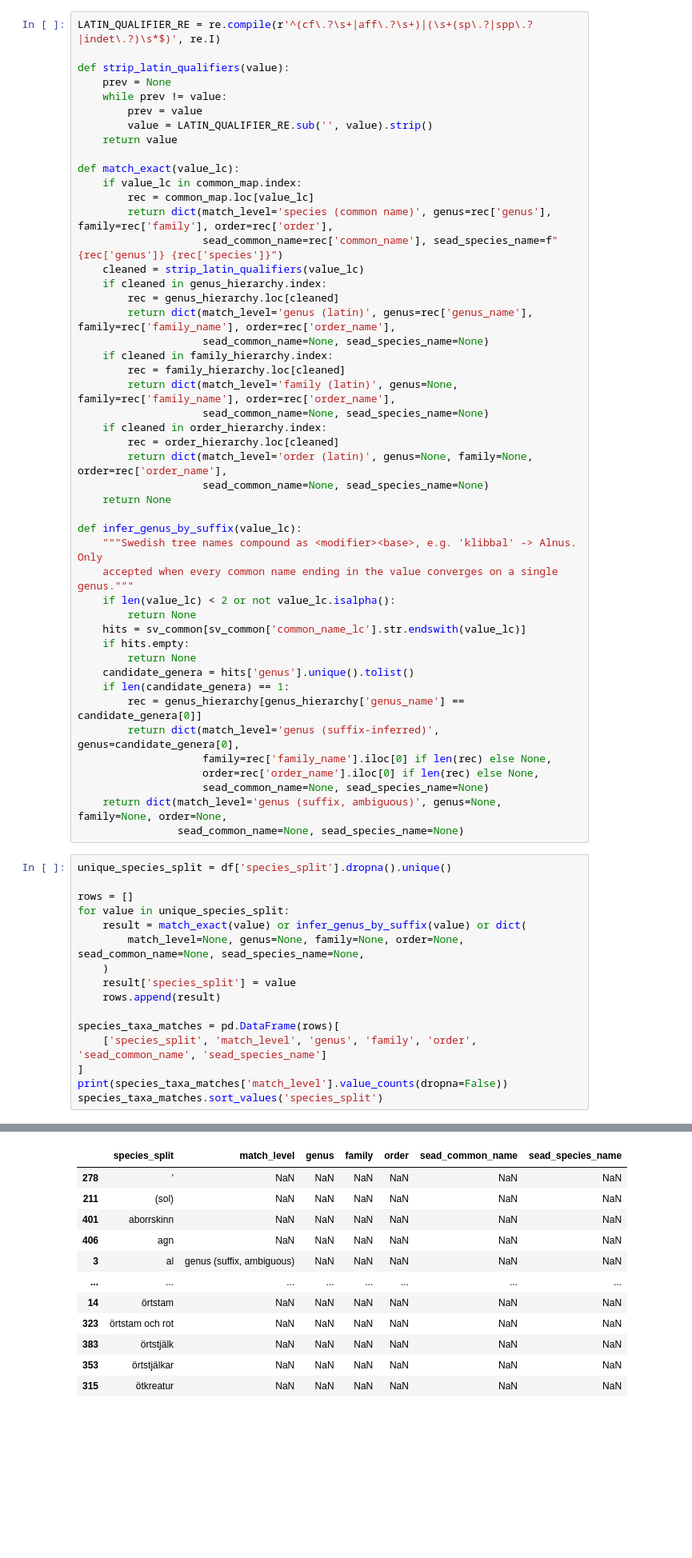
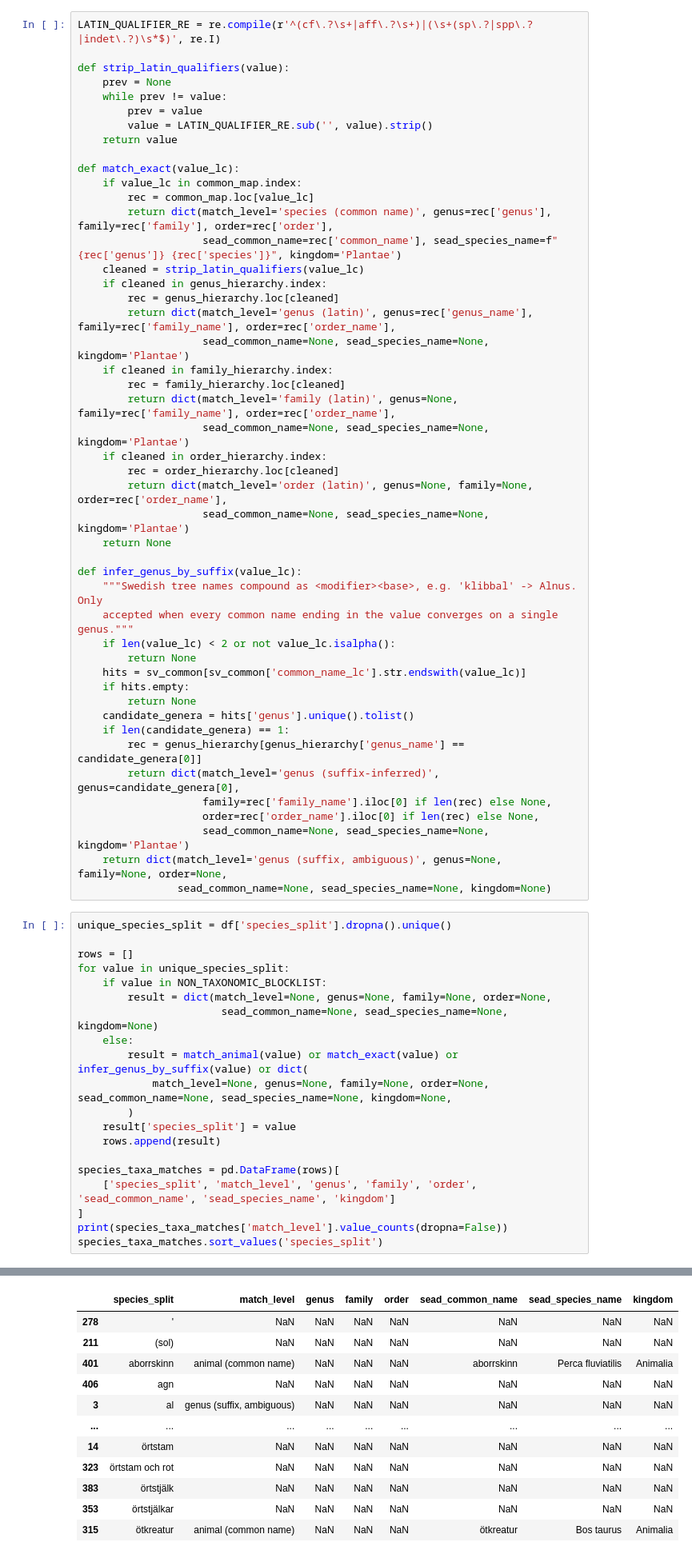
Before and after one commit to Br1CM/sead_strucke_data_cleaning, a Jupyter notebook: notebooks/species_study.ipynb, the cells around one changed output, grey strips where cells are left out. Shown at 80% size. Saved outputs shown, nothing was run; the diff lists cells and outputs as text; blank space fills up the shorter version.

```diff
--- a/notebooks/species_study.ipynb
+++ b/notebooks/species_study.ipynb
@@ -276,20 +358,20 @@ def match_exact(value_lc):
     if value_lc in common_map.index:
         rec = common_map.loc[value_lc]
         return dict(match_level='species (common name)', genus=rec['genus'], family=rec['family'], order=rec['order'],
-                    sead_common_name=rec['common_name'], sead_species_name=f"{rec['genus']} {rec['species']}")
+                    sead_common_name=rec['common_name'], sead_species_name=f"{rec['genus']} {rec['species']}", kingdom='Plantae')
     cleaned = strip_latin_qualifiers(value_lc)
     if cleaned in genus_hierarchy.index:
         rec = genus_hierarchy.loc[cleaned]
         return dict(match_level='genus (latin)', genus=rec['genus_name'], family=rec['family_name'], order=rec['order_name'],
-                    sead_common_name=None, sead_species_name=None)
+                    sead_common_name=None, sead_species_name=None, kingdom='Plantae')
     if cleaned in family_hierarchy.index:
         rec = family_hierarchy.loc[cleaned]
         return dict(match_level='family (latin)', genus=None, family=rec['family_name'], order=rec['order_name'],
-                    sead_common_name=None, sead_species_name=None)
+                    sead_common_name=None, sead_species_name=None, kingdom='Plantae')
     if cleaned in order_hierarchy.index:
         rec = order_hierarchy.loc[cleaned]
         return dict(match_level='order (latin)', genus=None, family=None, order=rec['order_name'],
-                    sead_common_name=None, sead_species_name=None)
+                    sead_common_name=None, sead_species_name=None, kingdom='Plantae')
     return None
 
 def infer_genus_by_suffix(value_lc):
@@ -306,22 +388,26 @@ def infer_genus_by_suffix(value_lc):
         return dict(match_level='genus (suffix-inferred)', genus=candidate_genera[0],
                     family=rec['family_name'].iloc[0] if len(rec) else None,
                     order=rec['order_name'].iloc[0] if len(rec) else None,
-                    sead_common_name=None, sead_species_name=None)
+                    sead_common_name=None, sead_species_name=None, kingdom='Plantae')
     return dict(match_level='genus (suffix, ambiguous)', genus=None, family=None, order=None,
-                sead_common_name=None, sead_species_name=None)
+                sead_common_name=None, sead_species_name=None, kingdom=None)
 # %%
 unique_species_split = df['species_split'].dropna().unique()
 
 rows = []
 for value in unique_species_split:
-    result = match_exact(value) or infer_genus_by_suffix(value) or dict(
-        match_level=None, genus=None, family=None, order=None, sead_common_name=None, sead_species_name=None,
-    )
+    if value in NON_TAXONOMIC_BLOCKLIST:
+        result = dict(match_level=None, genus=None, family=None, order=None,
+                       sead_common_name=None, sead_species_name=None, kingdom=None)
+    else:
+        result = match_animal(value) or match_exact(value) or infer_genus_by_suffix(value) or dict(
+            match_level=None, genus=None, family=None, order=None, sead_common_name=None, sead_species_name=None, kingdom=None,
+        )
     result['species_split'] = value
     rows.append(result)
 
 species_taxa_matches = pd.DataFrame(rows)[
-    ['species_split', 'match_level', 'genus', 'family', 'order', 'sead_common_name', 'sead_species_name']
+    ['species_split', 'match_level', 'genus', 'family', 'order', 'sead_common_name', 'sead_species_name', 'kingdom']
 ]
 print(species_taxa_matches['match_level'].value_counts(dropna=False))
 species_taxa_matches.sort_values('species_split')
@@ -335,13 +424,13 @@ genus (suffix-inferred)       19
 Name: count, dtype: int64
-|  | species_split | match_level | genus | family | order | sead_common_name | sead_species_name |
-| 278 | ' | NaN | NaN | NaN | NaN | NaN | NaN |
-| 211 | (sol) | NaN | NaN | NaN | NaN | NaN | NaN |
-| 401 | aborrskinn | NaN | NaN | NaN | NaN | NaN | NaN |
-| 406 | agn | NaN | NaN | NaN | NaN | NaN | NaN |
-| 3 | al | genus (suffix, ambiguous) | NaN | NaN | NaN | NaN | NaN |
-| ... | ... | ... | ... | ... | ... | ... | ... |
-| 14 | örtstam | NaN | NaN | NaN | NaN | NaN | NaN |
-| 323 | örtstam och rot | NaN | NaN | NaN | NaN | NaN | NaN |
-| 383 | örtstjälk | NaN | NaN | NaN | NaN | NaN | NaN |
-| 353 | örtstjälkar | NaN | NaN | NaN | NaN | NaN | NaN |
-| 315 | ötkreatur | NaN | NaN | NaN | NaN | NaN | NaN |
+|  | species_split | match_level | genus | family | order | sead_common_name | sead_species_name | kingdom |
+| 278 | ' | NaN | NaN | NaN | NaN | NaN | NaN | NaN |
+| 211 | (sol) | NaN | NaN | NaN | NaN | NaN | NaN | NaN |
+| 401 | aborrskinn | animal (common name) | NaN | NaN | NaN | aborrskinn | Perca fluviatilis | Animalia |
+| 406 | agn | NaN | NaN | NaN | NaN | NaN | NaN | NaN |
+| 3 | al | genus (suffix, ambiguous) | NaN | NaN | NaN | NaN | NaN | NaN |
+| ... | ... | ... | ... | ... | ... | ... | ... | ... |
+| 14 | örtstam | NaN | NaN | NaN | NaN | NaN | NaN | NaN |
+| 323 | örtstam och rot | NaN | NaN | NaN | NaN | NaN | NaN | NaN |
+| 383 | örtstjälk | NaN | NaN | NaN | NaN | NaN | NaN | NaN |
+| 353 | örtstjälkar | NaN | NaN | NaN | NaN | NaN | NaN | NaN |
+| 315 | ötkreatur | animal (common name) | NaN | NaN | NaN | ötkreatur | Bos taurus | Animalia |
```
Also changed, not shown: parts of 10 cells of this notebook.
